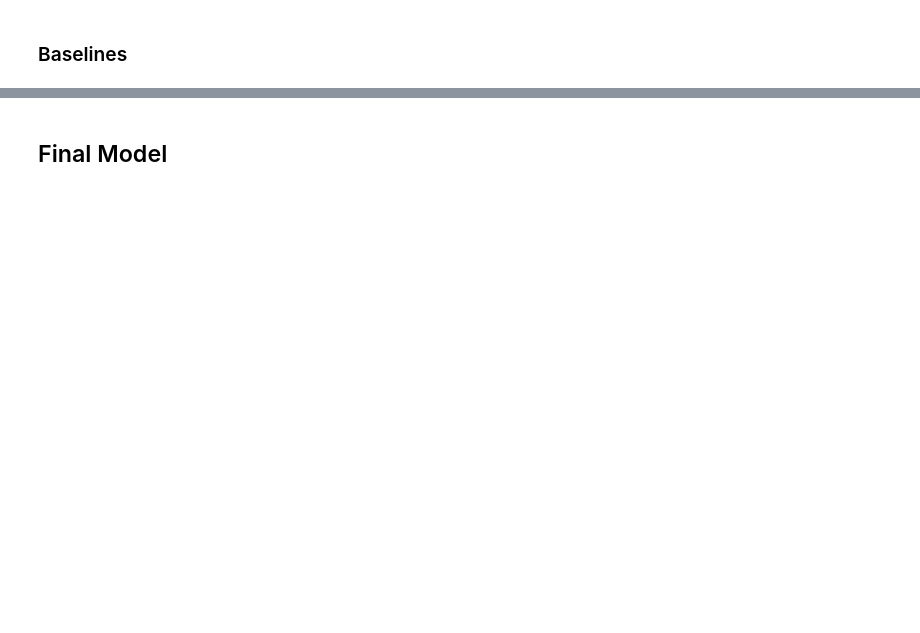
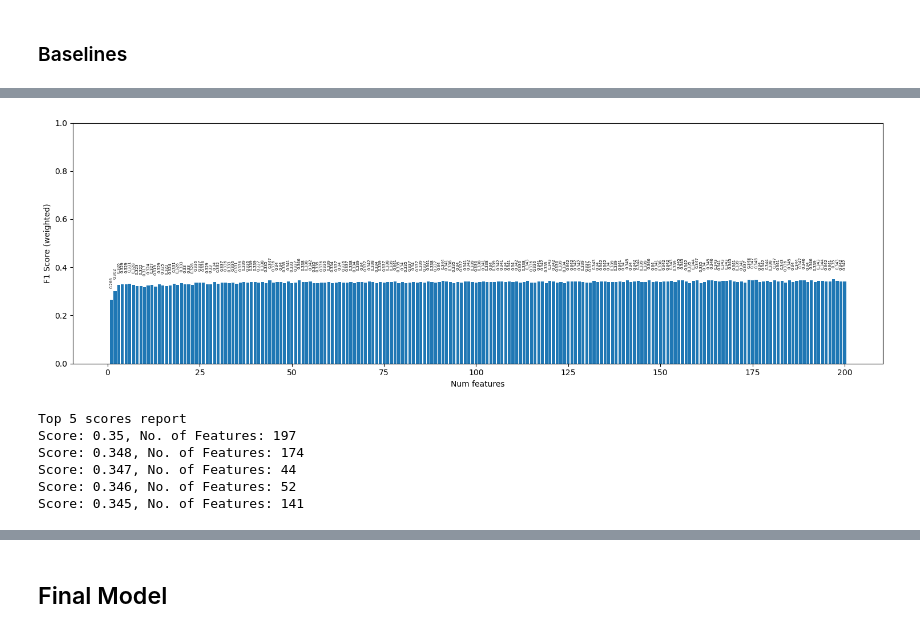
Before and after one commit to dominicbraam/cyberattack-model, a Jupyter notebook: notebooks/A__Main.ipynb, the cells around one changed output, grey strips where cells are left out. Cells and saved outputs as stored; diff of their text form; code cells hidden in the pictures; blank space fills up the shorter version.

Commit message:
completed notebook. model chosen. comments made. sklearn downgraded to support xgboost within sklearn

```diff
--- a/notebooks/A__Main.ipynb
+++ b/notebooks/A__Main.ipynb
@@ -1250,0 +1361,10 @@ fig.tight_layout()
+# %%
+# XGBoost
+
+plwr_base_xgb = PipelineTargetTransformerWrapper(
+    make_pipeline(fh.preprocessor, xgb)
+)
+plwr_base_xgb.fit(X_train, y_train)
+plwr_base_xgb_pred = plwr_base_xgb.predict(X_test)
+print(plwr_base_xgb.score(X_test, y_test))
+print(classification_report(y_test, plwr_base_xgb_pred))
@@ -1250,0 +1382,10 @@ fig.tight_layout()
+# %%
+# KNN
+
+plwr_base_knn = PipelineTargetTransformerWrapper(
+    make_pipeline(fh.preprocessor, knn)
+)
+plwr_base_knn.fit(X_train, y_train)
+plwr_base_knn_pred = plwr_base_knn.predict(X_test)
+print(plwr_base_knn.score(X_test, y_test))
+print(classification_report(y_test, plwr_base_knn_pred))
@@ -1250,0 +1403,10 @@ fig.tight_layout()
+# %%
+# SVC
+
+plwr_base_svc = PipelineTargetTransformerWrapper(
+    make_pipeline(fh.preprocessor, svc)
+)
+plwr_base_svc.fit(X_train, y_train)
+plwr_base_svc_pred = plwr_base_svc.predict(X_test)
+print(plwr_base_svc.score(X_test, y_test))
+print(classification_report(y_test, plwr_base_svc_pred))
@@ -1340,0 +1506,8 @@ fh.group_transformed_features(selected_features)
+# %%
+split_data = {
+    'X_train': X_train,
+    'X_test': X_test,
+    'y_train': y_train,
+    'y_test': y_test,
+}
+score_func = f_classif
@@ -1340,0 +1518,13 @@ fh.group_transformed_features(selected_features)
+# %%
+# does not work with chi2
+kbest_logr_anova = SelectKBestRunner(fh.preprocessor, split_data, logr, score_func)
+kbest_logr_anova.show_graph()
+kbest_logr_anova.show_report()
+# %% [output]
+[figure, added]
+Top 5 scores report
+Score: 0.35, No. of Features: 197
+Score: 0.348, No. of Features: 174
+Score: 0.347, No. of Features: 44
+Score: 0.346, No. of Features: 52
+Score: 0.345, No. of Features: 141
```
Also changed, not shown: parts of 101 cells of this notebook, 1 other file.
